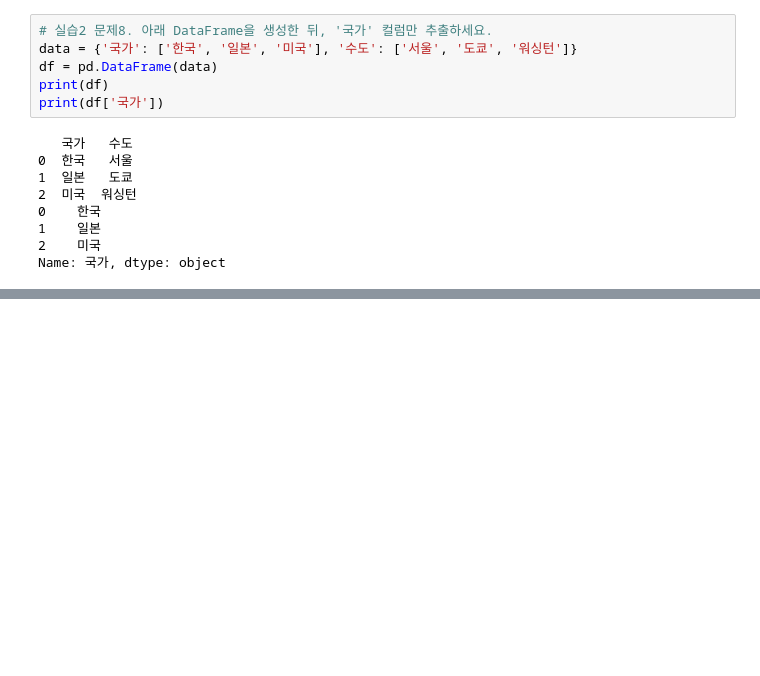
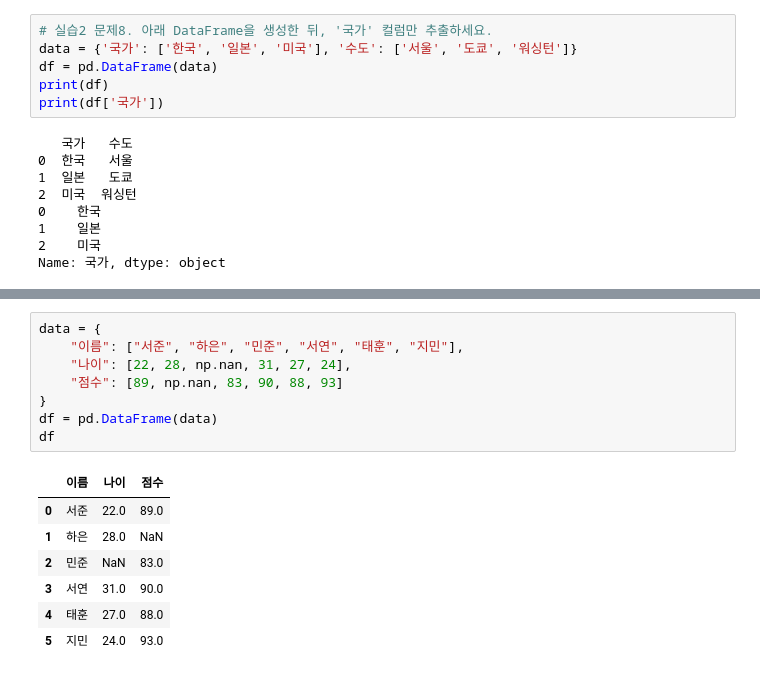
Before and after one commit to taehun96/python-library, a Jupyter notebook: notes/04_pandas(1).ipynb, the cells around one changed output, grey strips where cells are left out. Drawn from its saved outputs; the diff is of its cells as text; blank space fills up the shorter version.

```diff
--- a/notes/04_pandas(1).ipynb
+++ b/notes/04_pandas(1).ipynb
@@ -400,0 +754,16 @@ Name: 국가, dtype: object
+# %%
+data = {
+    "이름": ["서준", "하은", "민준", "서연", "태훈", "지민"],
+    "나이": [22, 28, np.nan, 31, 27, 24],
+    "점수": [89, np.nan, 83, 90, 88, 93]
+}
+df = pd.DataFrame(data)
+df
+# %% [output]
+|  | 이름 | 나이 | 점수 |
+| 0 | 서준 | 22.0 | 89.0 |
+| 1 | 하은 | 28.0 | NaN |
+| 2 | 민준 | NaN | 83.0 |
+| 3 | 서연 | 31.0 | 90.0 |
+| 4 | 태훈 | 27.0 | 88.0 |
+| 5 | 지민 | 24.0 | 93.0 |
```
Also changed, not shown: parts of 41 cells of this notebook.
